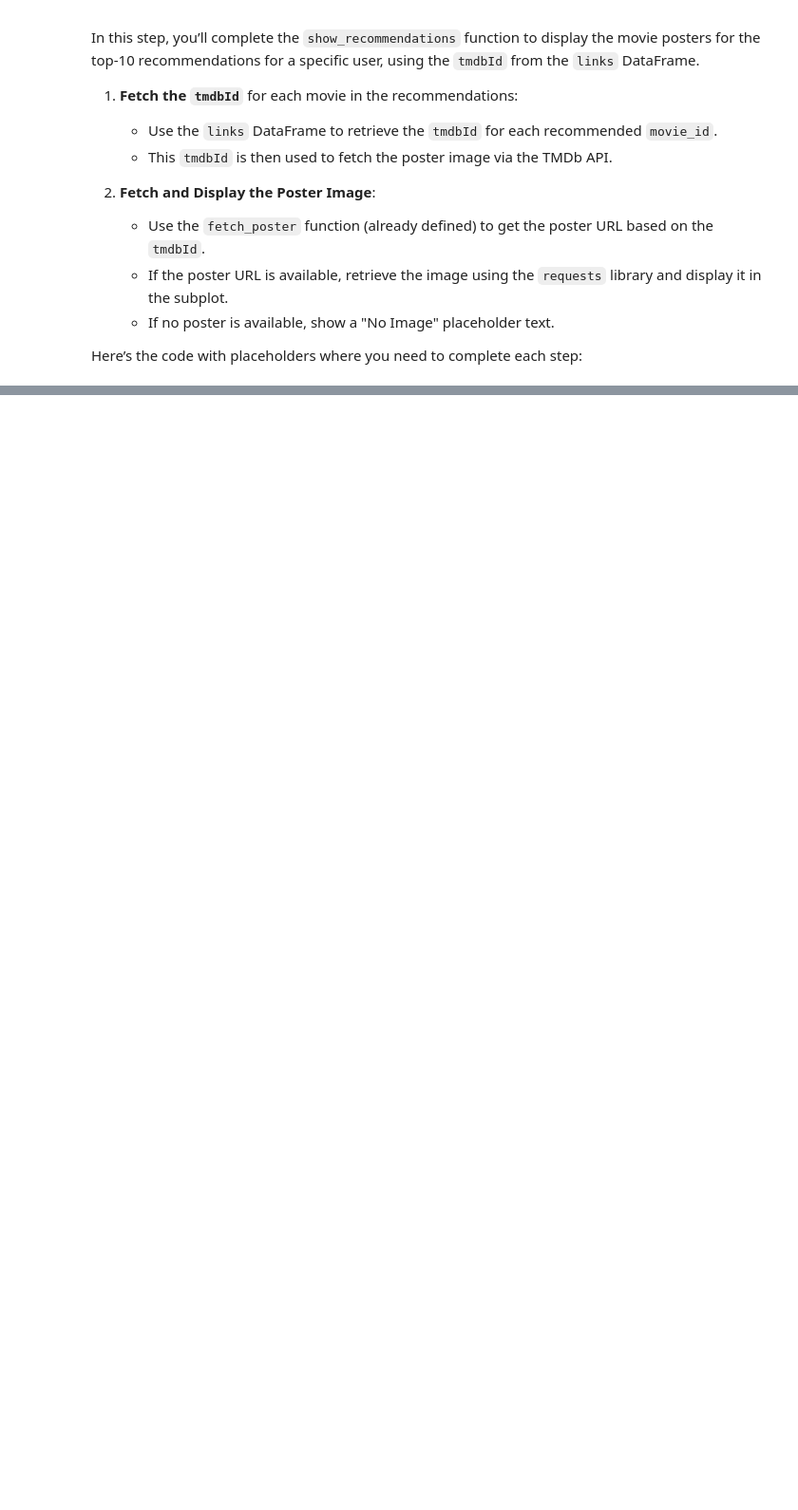
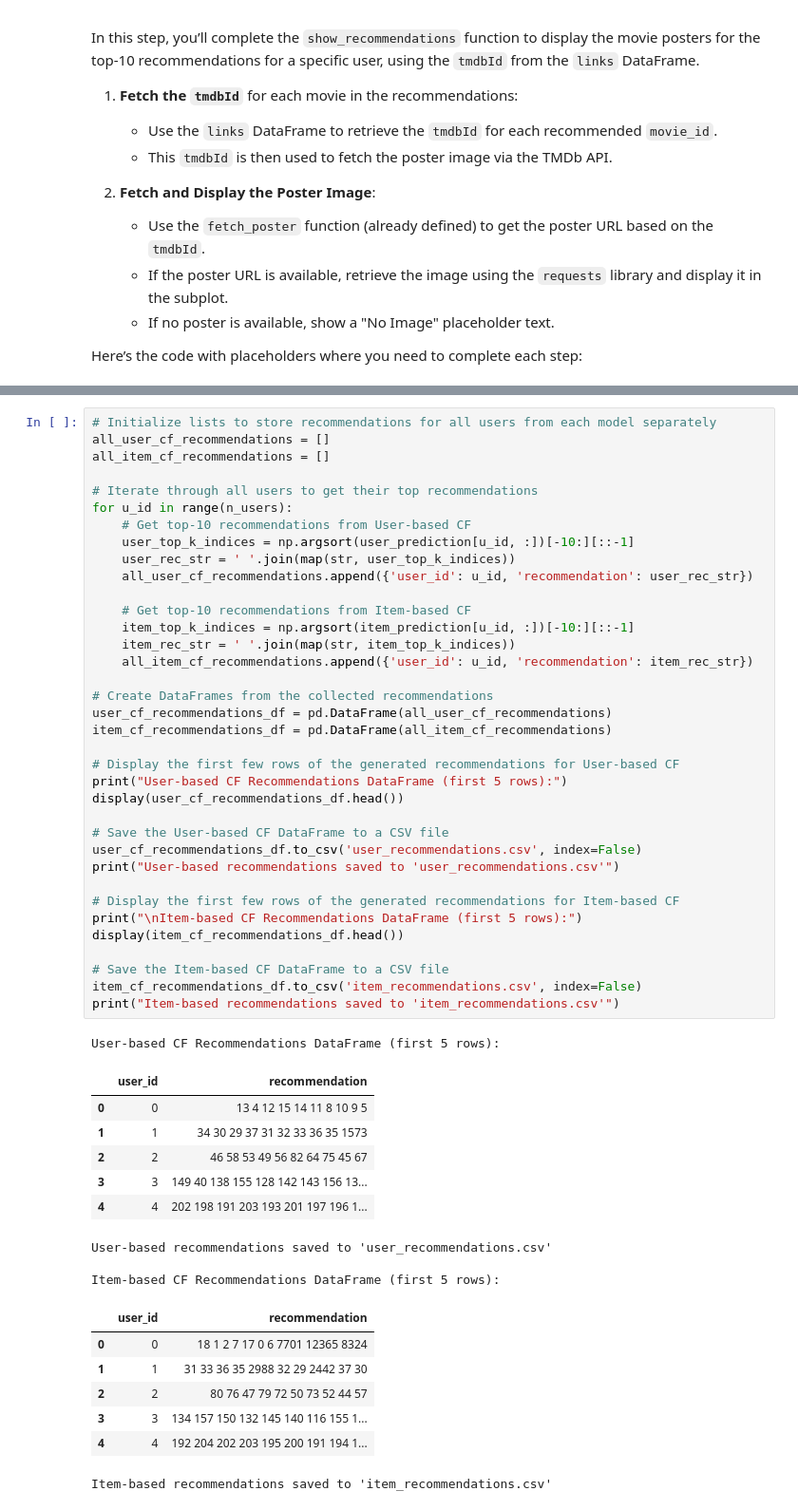
Before and after one commit to sandrotissi/book-recommender, a Jupyter notebook: Book_Recommender.ipynb, the cells around one changed output, grey strips where cells are left out. Shown at 95% size. Drawn from its saved outputs; the diff is of its cells as text; blank space fills up the shorter version.

```diff
--- a/Book_Recommender.ipynb
+++ b/Book_Recommender.ipynb
@@ -748,0 +807,54 @@ show_recommendations(item_top_10, "Item-to-Item CF")
+# %%
+# Initialize lists to store recommendations for all users from each model separately
+all_user_cf_recommendations = []
+all_item_cf_recommendations = []
+
+# Iterate through all users to get their top recommendations
+for u_id in range(n_users):
+    # Get top-10 recommendations from User-based CF
+    user_top_k_indices = np.argsort(user_prediction[u_id, :])[-10:][::-1]
+    user_rec_str = ' '.join(map(str, user_top_k_indices))
+    all_user_cf_recommendations.append({'user_id': u_id, 'recommendation': user_rec_str})
+
+    # Get top-10 recommendations from Item-based CF
+    item_top_k_indices = np.argsort(item_prediction[u_id, :])[-10:][::-1]
+    item_rec_str = ' '.join(map(str, item_top_k_indices))
+    all_item_cf_recommendations.append({'user_id': u_id, 'recommendation': item_rec_str})
+
+# Create DataFrames from the collected recommendations
+user_cf_recommendations_df = pd.DataFrame(all_user_cf_recommendations)
+item_cf_recommendations_df = pd.DataFrame(all_item_cf_recommendations)
+
+# Display the first few rows of the generated recommendations for User-based CF
+print("User-based CF Recommendations DataFrame (first 5 rows):")
+display(user_cf_recommendations_df.head())
+
+# Save the User-based CF DataFrame to a CSV file
+user_cf_recommendations_df.to_csv('user_recommendations.csv', index=False)
+print("User-based recommendations saved to 'user_recommendations.csv'")
+
+# Display the first few rows of the generated recommendations for Item-based CF
+print("\nItem-based CF Recommendations DataFrame (first 5 rows):")
+display(item_cf_recommendations_df.head())
+
+# Save the Item-based CF DataFrame to a CSV file
+item_cf_recommendations_df.to_csv('item_recommendations.csv', index=False)
+print("Item-based recommendations saved to 'item_recommendations.csv'")
+# %% [output]
+User-based CF Recommendations DataFrame (first 5 rows):
+|  | user_id | recommendation |
+| 0 | 0 | 13 4 12 15 14 11 8 10 9 5 |
+| 1 | 1 | 34 30 29 37 31 32 33 36 35 1573 |
+| 2 | 2 | 46 58 53 49 56 82 64 75 45 67 |
+| 3 | 3 | 149 40 138 155 128 142 143 156 13... |
+| 4 | 4 | 202 198 191 203 193 201 197 196 1... |
+User-based recommendations saved to 'user_recommendations.csv'
+
+Item-based CF Recommendations DataFrame (first 5 rows):
+|  | user_id | recommendation |
+| 0 | 0 | 18 1 2 7 17 0 6 7701 12365 8324 |
+| 1 | 1 | 31 33 36 35 2988 32 29 2442 37 30 |
+| 2 | 2 | 80 76 47 79 72 50 73 52 44 57 |
+| 3 | 3 | 134 157 150 132 145 140 116 155 1... |
+| 4 | 4 | 192 204 202 203 195 200 191 194 1... |
+Item-based recommendations saved to 'item_recommendations.csv'
```
Also changed, not shown: parts of 13 cells of this notebook.
